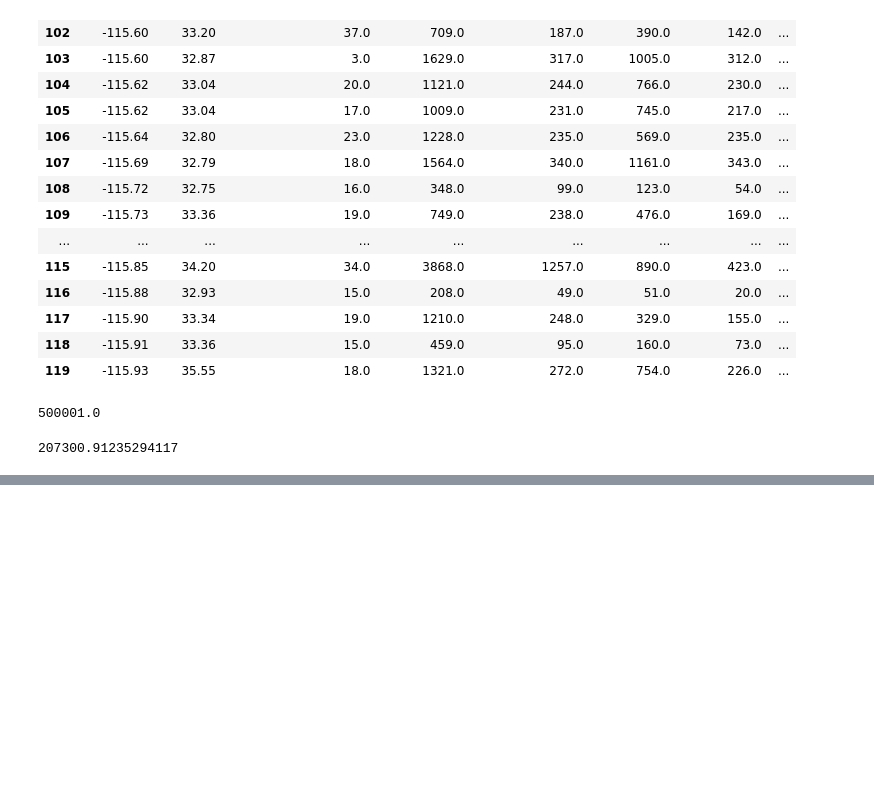
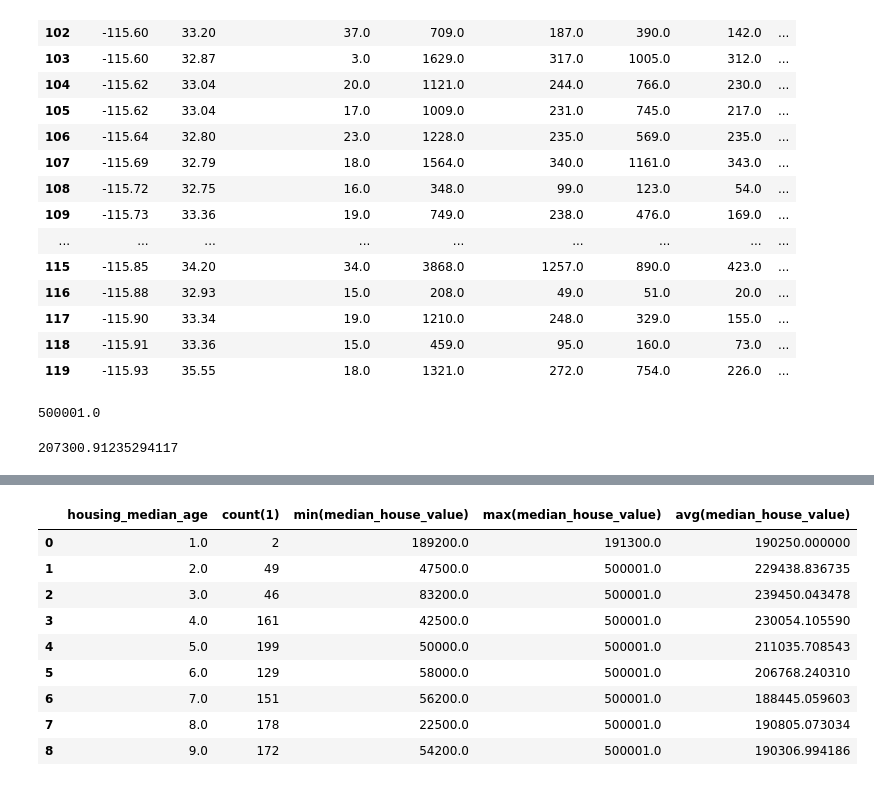
Before and after one commit to fsendo/PythonPandas, a Jupyter notebook: Primeiro_exemplo_Pandas.ipynb, the cells around one changed output, grey strips where cells are left out. Cells and saved outputs as stored; diff of their text form; code cells hidden in the pictures; blank space fills up the shorter version.

```diff
--- a/Primeiro_exemplo_Pandas.ipynb
+++ b/Primeiro_exemplo_Pandas.ipynb
@@ -79,0 +103,13 @@ display(compras_df['median_house_value'].mean())
+# %%
+sqldf("select housing_median_age, count(1), min(median_house_value), max(median_house_value), avg(median_house_value) from compras_df  where housing_median_age<10 group by housing_median_age " )
+# %% [output]
+|  | housing_median_age | count(1) | min(median_house_value) | max(median_house_value) | avg(median_house_value) |
+| 0 | 1.0 | 2 | 189200.0 | 191300.0 | 190250.000000 |
+| 1 | 2.0 | 49 | 47500.0 | 500001.0 | 229438.836735 |
+| 2 | 3.0 | 46 | 83200.0 | 500001.0 | 239450.043478 |
+| 3 | 4.0 | 161 | 42500.0 | 500001.0 | 230054.105590 |
+| 4 | 5.0 | 199 | 50000.0 | 500001.0 | 211035.708543 |
+| 5 | 6.0 | 129 | 58000.0 | 500001.0 | 206768.240310 |
+| 6 | 7.0 | 151 | 56200.0 | 500001.0 | 188445.059603 |
+| 7 | 8.0 | 178 | 22500.0 | 500001.0 | 190805.073034 |
+| 8 | 9.0 | 172 | 54200.0 | 500001.0 | 190306.994186 |
```
Also changed, not shown: parts of 4 cells of this notebook.
